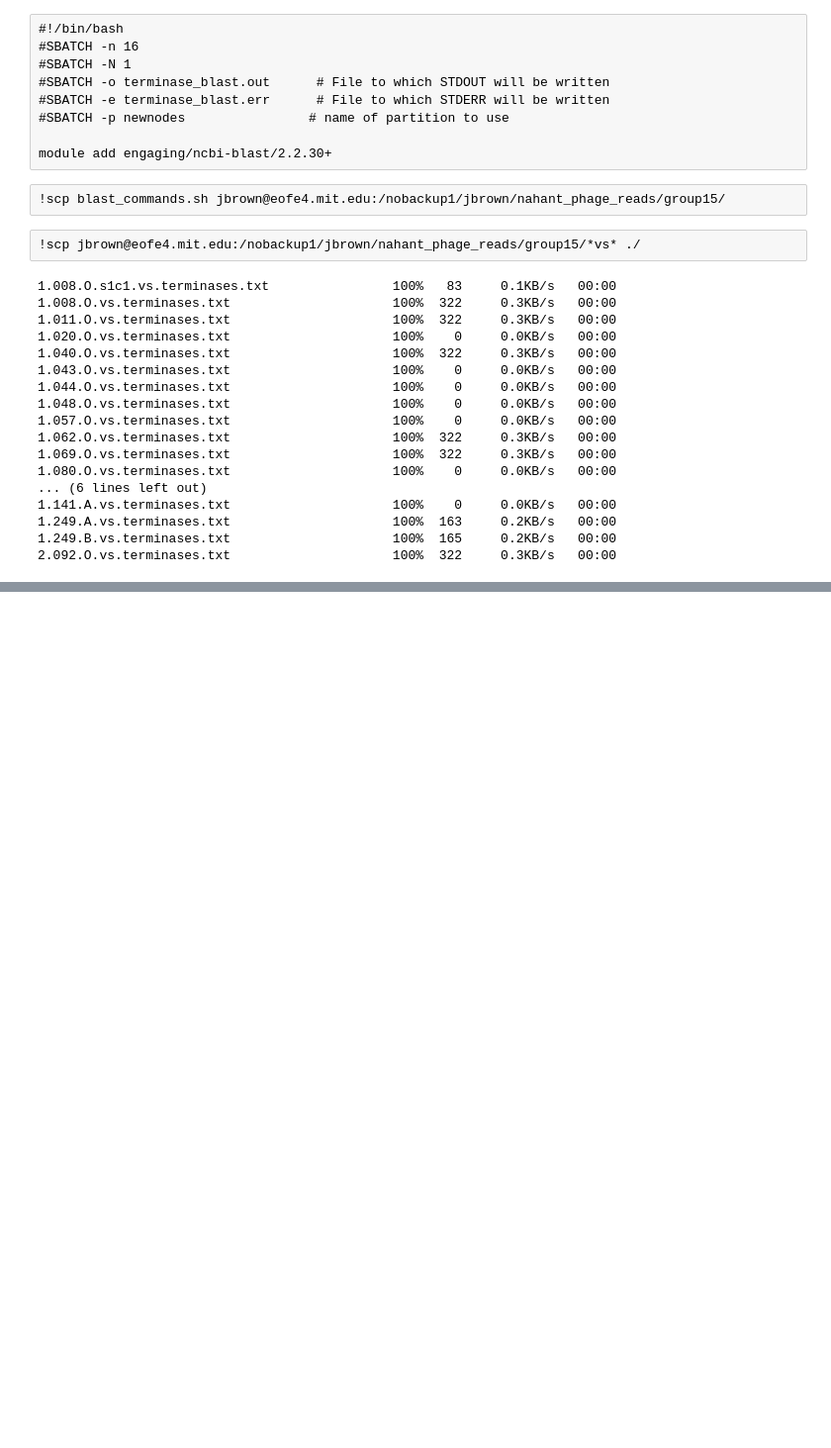
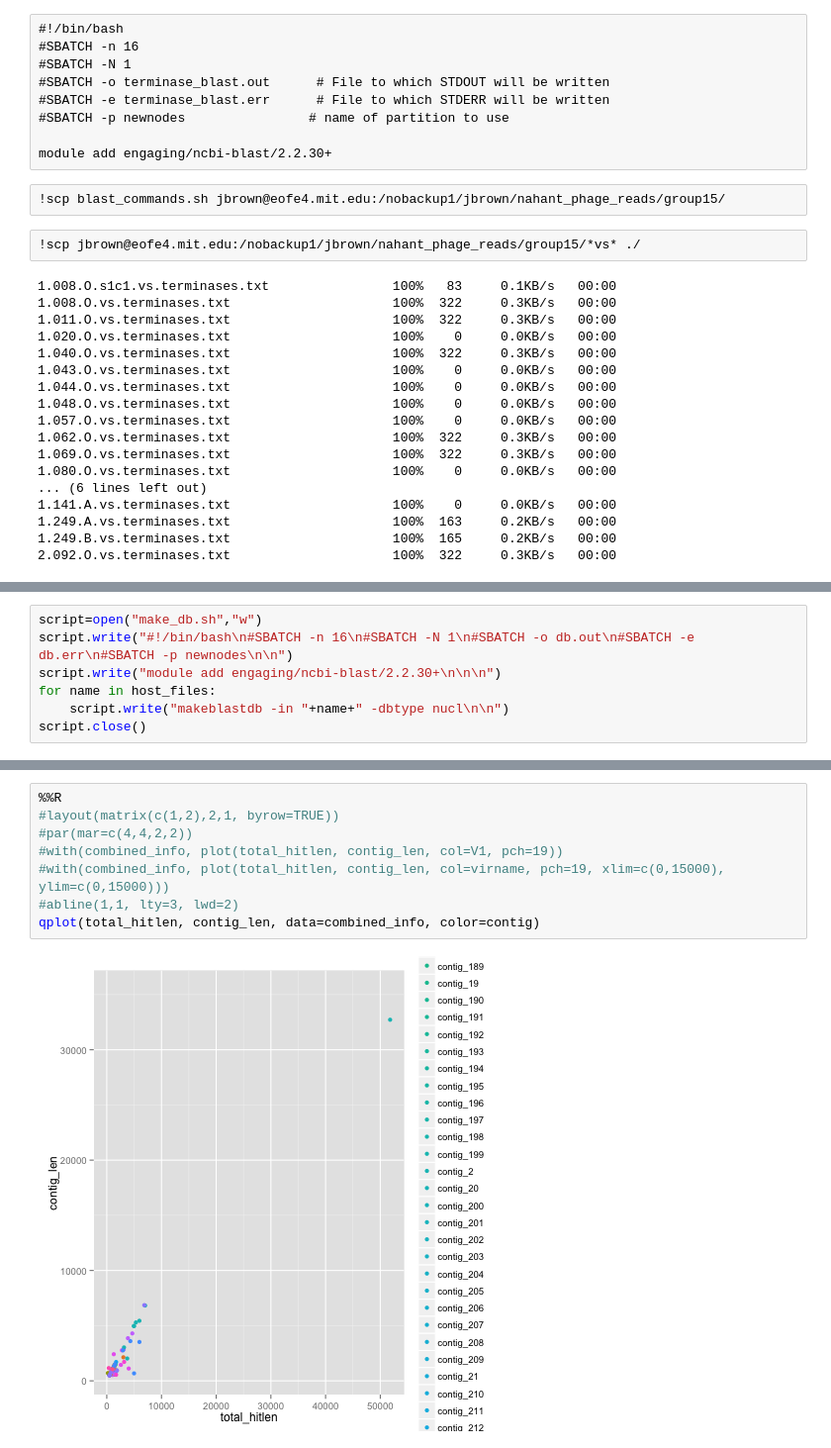
Before and after one commit to juliambrosman/nahant-genome-rearrangement, a Jupyter notebook: Group15.ipynb, the cells around one changed output, grey strips where cells are left out. Shown: that part at 99% size. Saved outputs shown, nothing was run; the diff lists cells and outputs as text; blank space fills up the shorter version.

```diff
--- a/Group15.ipynb
+++ b/Group15.ipynb
@@ -377,0 +406,7 @@ contig_1        gi|726142719|gb|KHF13395.1|     42.22   45      25      1
+# %%
+script=open("make_db.sh","w")
+script.write("#!/bin/bash\n#SBATCH -n 16\n#SBATCH -N 1\n#SBATCH -o db.out\n#SBATCH -e db.err\n#SBATCH -p newnodes\n\n")
+script.write("module add engaging/ncbi-blast/2.2.30+\n\n\n")
+for name in host_files:
+    script.write("makeblastdb -in "+name+" -dbtype nucl\n\n")
+script.close()
@@ -377,0 +511,10 @@ contig_1        gi|726142719|gb|KHF13395.1|     42.22   45      25      1
+# %%
+%%R
+#layout(matrix(c(1,2),2,1, byrow=TRUE))
+#par(mar=c(4,4,2,2))
+#with(combined_info, plot(total_hitlen, contig_len, col=V1, pch=19))
+#with(combined_info, plot(total_hitlen, contig_len, col=virname, pch=19, xlim=c(0,15000), ylim=c(0,15000)))
+#abline(1,1, lty=3, lwd=2)
+qplot(total_hitlen, contig_len, data=combined_info, color=contig)
+# %% [output]
+[figure, added]
```
Also changed, not shown: parts of 28 cells of this notebook, 4 other files.
